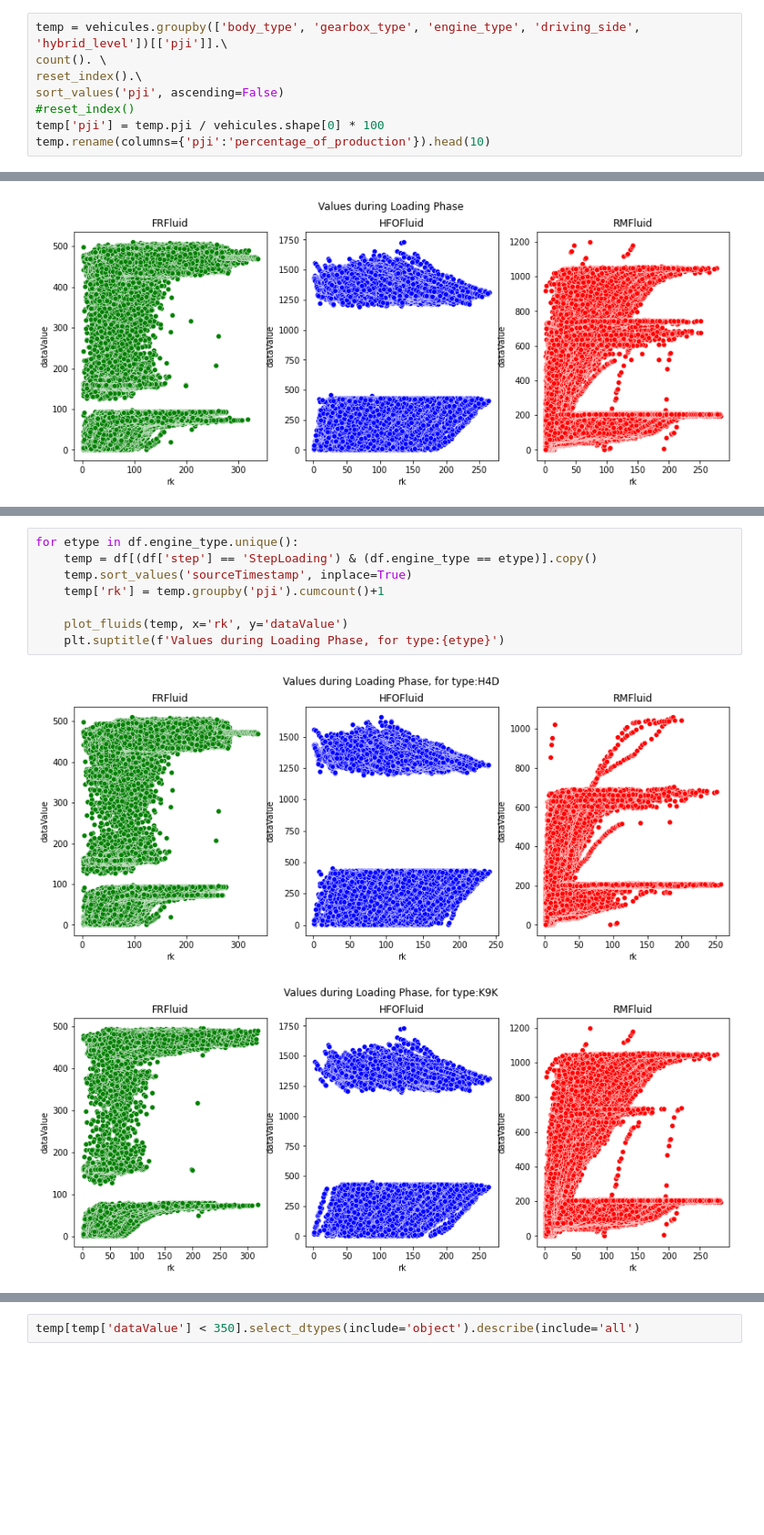
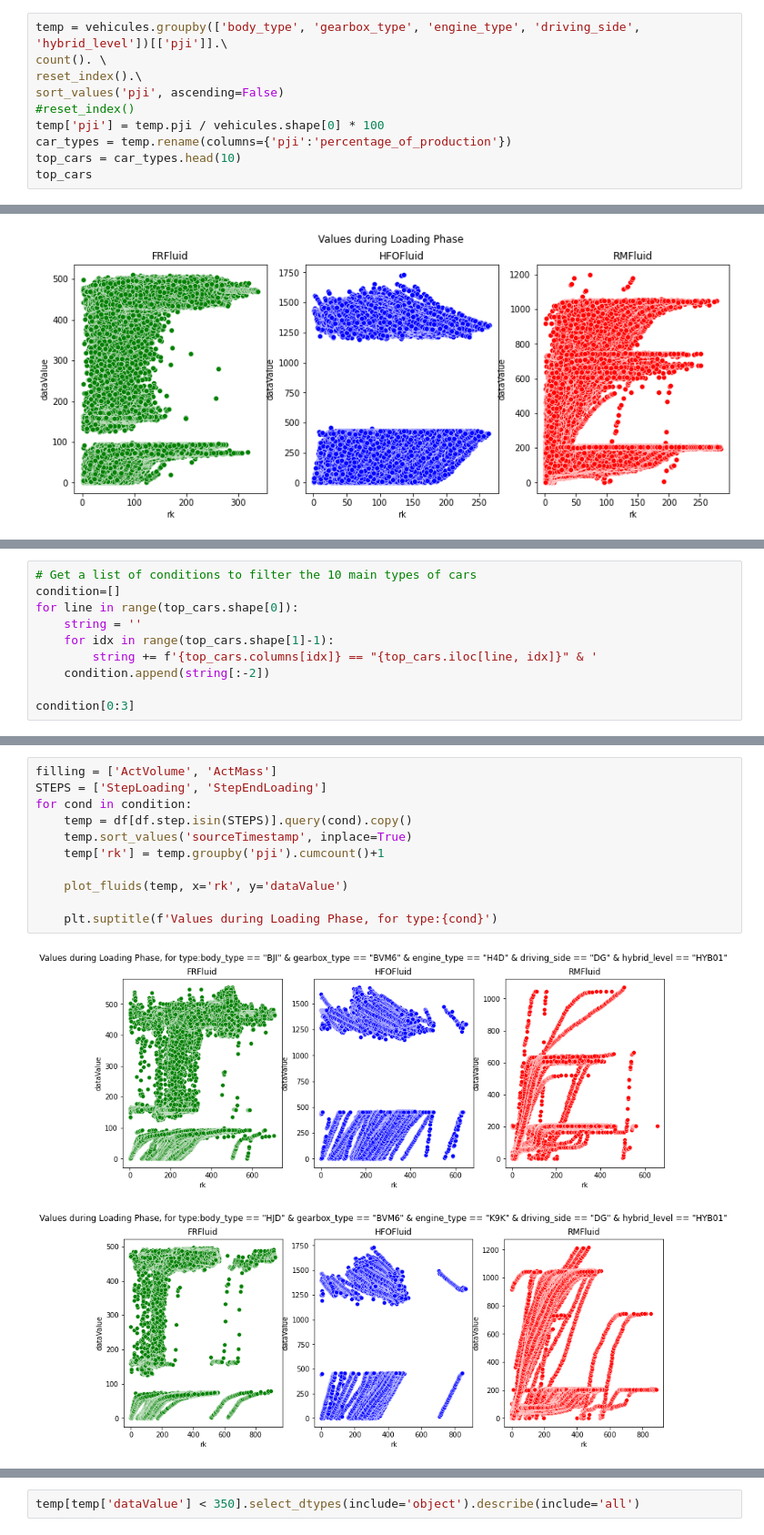
Before and after one commit to alixtc/Renault, a Jupyter notebook: eda_renault_ropit.ipynb, the cells around one changed output, grey strips where cells are left out. Shown at 91% size. Saved outputs shown, nothing was run; the diff lists cells and outputs as text; blank space fills up the shorter version.

Commit message:
Update engine separated analysis + no end of loading

```diff
--- a/eda_renault_ropit.ipynb
+++ b/eda_renault_ropit.ipynb
@@ -123,7 +120,9 @@ reset_index().\
 sort_values('pji', ascending=False)
 #reset_index()
 temp['pji'] = temp.pji / vehicules.shape[0] * 100
-temp.rename(columns={'pji':'percentage_of_production'}).head(10)
+car_types = temp.rename(columns={'pji':'percentage_of_production'})
+top_cars = car_types.head(10)
+top_cars
 # %% [output]
 |  | body_type | gearbox_type | engine_type | driving_side | hybrid_level | percentage_of_production |
 | 6 | BJI | BVM6 | H4D | DG | HYB01 | 23.011583 |
@@ -221,0 +223,10 @@ Text(0.5, 0.98, 'Values during Loading Phase')
+# %%
+# Get a list of conditions to filter the 10 main types of cars
+condition=[]
+for line in range(top_cars.shape[0]):
+    string = ''
+    for idx in range(top_cars.shape[1]-1):
+        string += f'{top_cars.columns[idx]} == "{top_cars.iloc[line, idx]}" & '
+    condition.append(string[:-2])
+
+condition[0:3]
@@ -222,11 +237,14 @@ Text(0.5, 0.98, 'Values during Loading Phase')
 # %%
-for etype in df.engine_type.unique():
-    temp = df[(df['step'] == 'StepLoading') & (df.engine_type == etype)].copy()
+filling = ['ActVolume', 'ActMass']
+STEPS = ['StepLoading', 'StepEndLoading']
+for cond in condition:
+    temp = df[df.step.isin(STEPS)].query(cond).copy()
     temp.sort_values('sourceTimestamp', inplace=True)
     temp['rk'] = temp.groupby('pji').cumcount()+1
 
     plot_fluids(temp, x='rk', y='dataValue')
-    plt.suptitle(f'Values during Loading Phase, for type:{etype}')
+
+    plt.suptitle(f'Values during Loading Phase, for type:{cond}')
 # %% [output]
-[figure, old version]
+[figure, new version]
-[figure, old version]
+[figure, new version]
```
Also changed, not shown: parts of 19 cells of this notebook.
